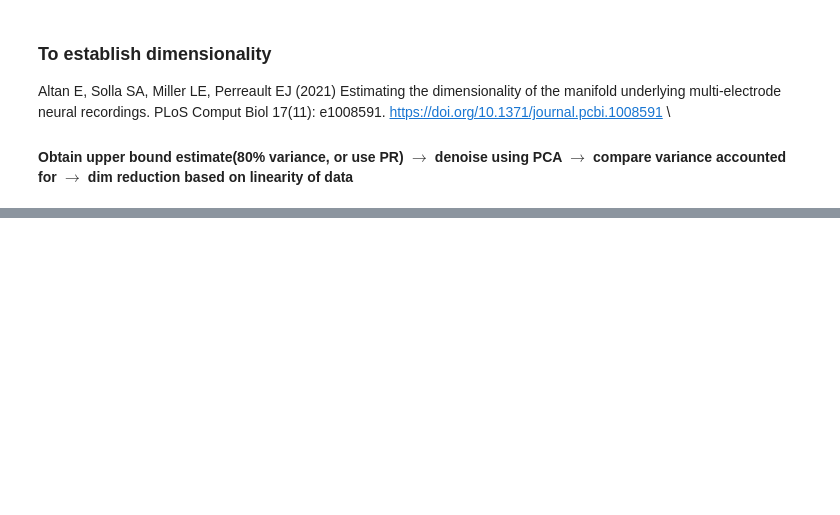
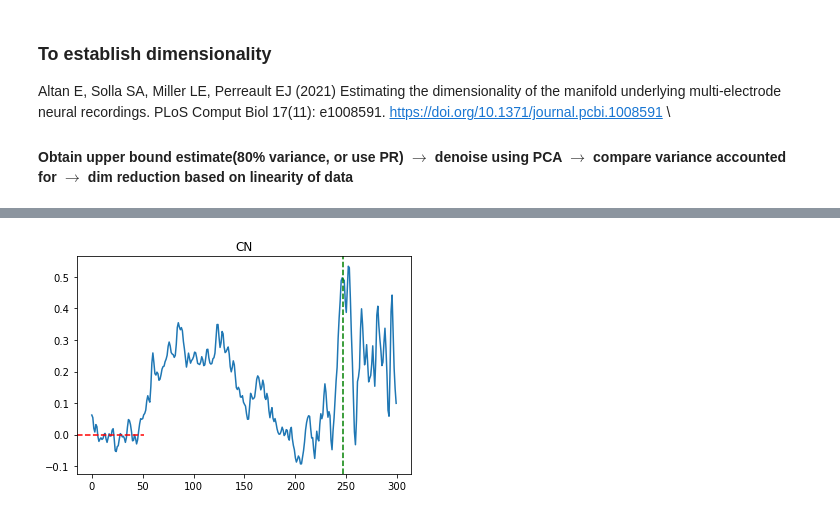
Before and after one commit to m2kulkarni/learning-manifolds, a Jupyter notebook: multipleday.ipynb, the cells around one changed output, grey strips where cells are left out. Saved outputs shown, nothing was run; the diff lists cells and outputs as text; code cells hidden in the pictures; blank space fills up the shorter version.

```diff
--- a/multipleday.ipynb
+++ b/multipleday.ipynb
@@ -292,0 +301,14 @@ print(vaf)
+# %%
+from scipy.signal import argrelextrema
+
+baseline = np.mean(R[:40, :], axis=0)
+baseline_cni = baseline[cni[0]]
+arg_extrema = np.argmax((rollingfun(R[:, cni[0]], 5)))
+plt.plot(R[:, cni[0]])
+plt.axhline(baseline_cni, xmax=0.2, color='r', ls='--')
+plt.axvline(arg_extrema, color='g', ls='--')
+# plt.plot(np.arange(0, 40, 1), baseline_cni)
+plt.title("CN")
+plt.show()
+# %% [output]
+[figure, added]
```
Also changed, not shown: parts of 13 cells of this notebook.
